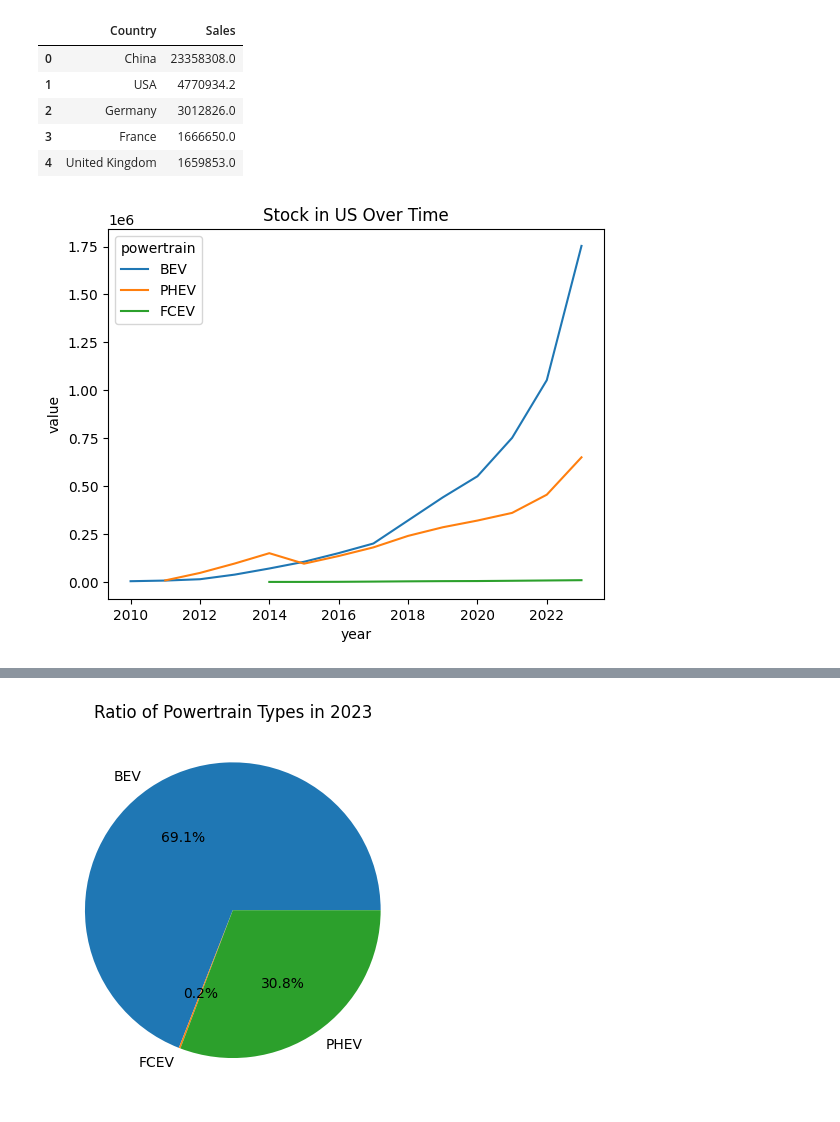
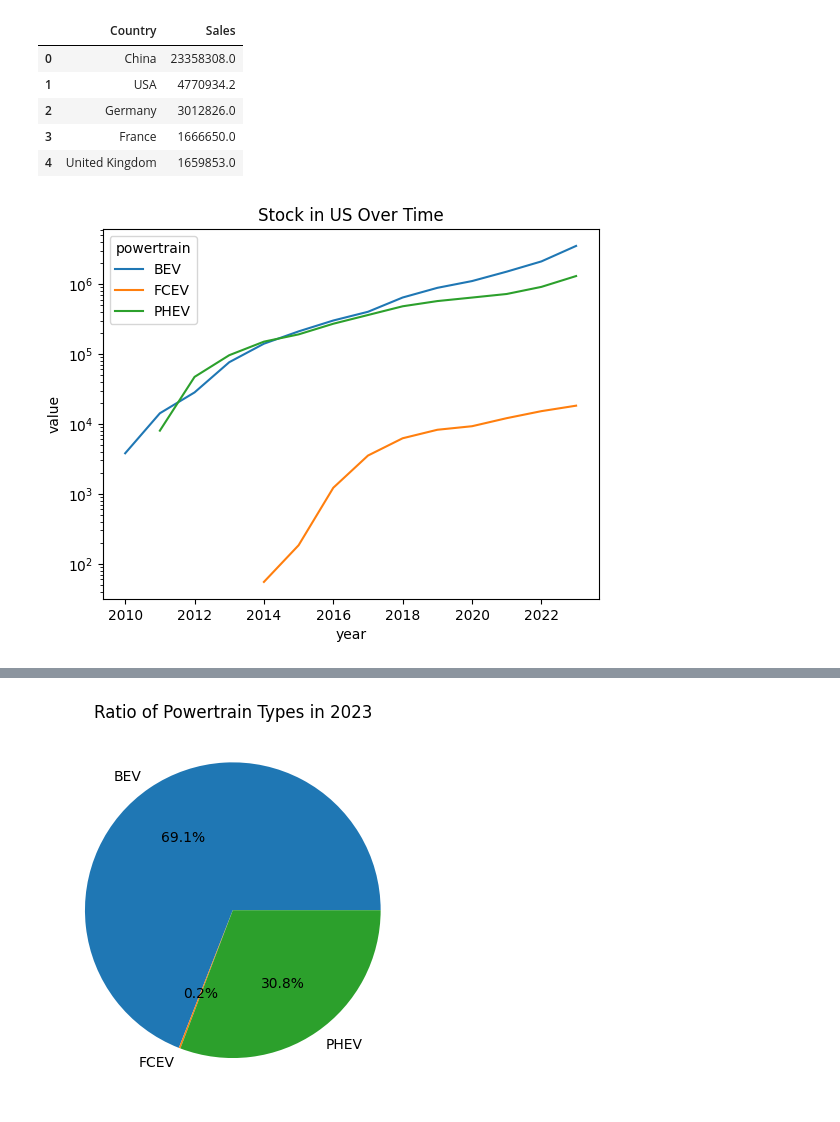
Before and after one commit to build-summer-2024/async-teal-kenny-final-project, a Jupyter notebook: final_project.ipynb, the cells around one changed output, grey strips where cells are left out. Drawn from its saved outputs; the diff is of its cells as text; code cells hidden in the pictures.

```diff
--- a/final_project.ipynb
+++ b/final_project.ipynb
@@ -101,14 +101,15 @@ top_5_countries
 # %%
 # 5. How has the stock changed in the US over time?
 sort_by_historical_stock = df[df.category == "Historical"][df.parameter == "EV stock"]
 stock_in_US = sort_by_historical_stock[sort_by_historical_stock.region == "USA"]
-stock_in_US = stock_in_US[["powertrain", "year","value"]].copy()
+stock_in_US = stock_in_US.groupby(["powertrain","year"]).sum()
 seaborn.lineplot(data=stock_in_US,x="year",y="value",hue="powertrain",errorbar=None)
 plt.title("Stock in US Over Time")
+plt.yscale("log")
 plt.savefig("Visualizations/Question 5 Visualization.png")
 plt.show()
 # %% [output]
-[figure, old version]
+[figure, new version]
 # %%
 # 6. How has the stock changed in the World over time?
 sort_by_historical_stock = df[df.category == "Historical"][df.parameter == "EV stock"]
```
Also changed, not shown: parts of 2 cells of this notebook, 3 other files.
